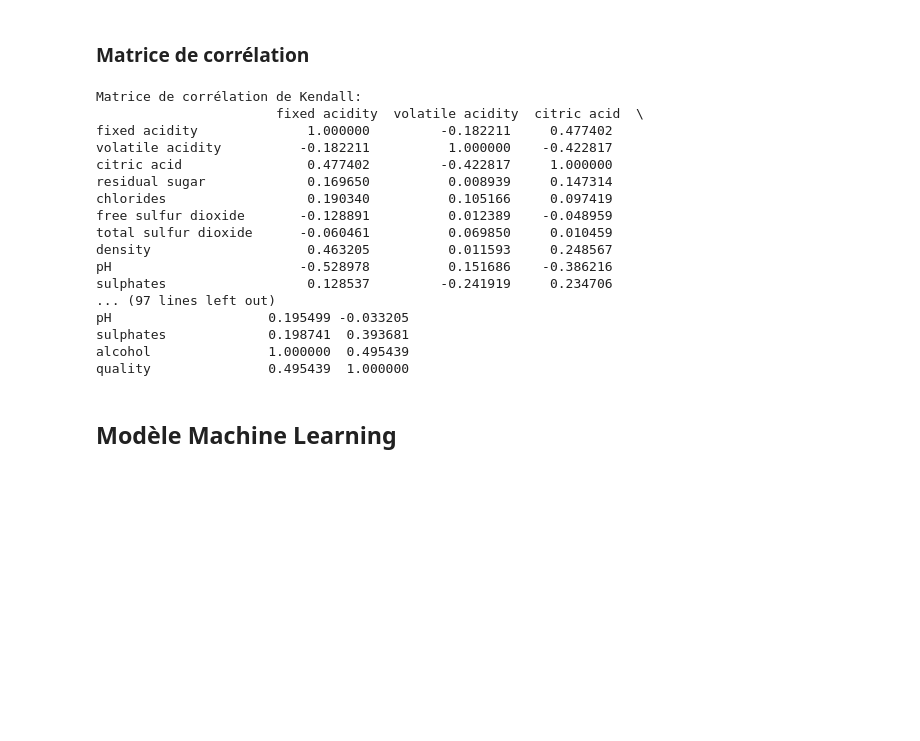
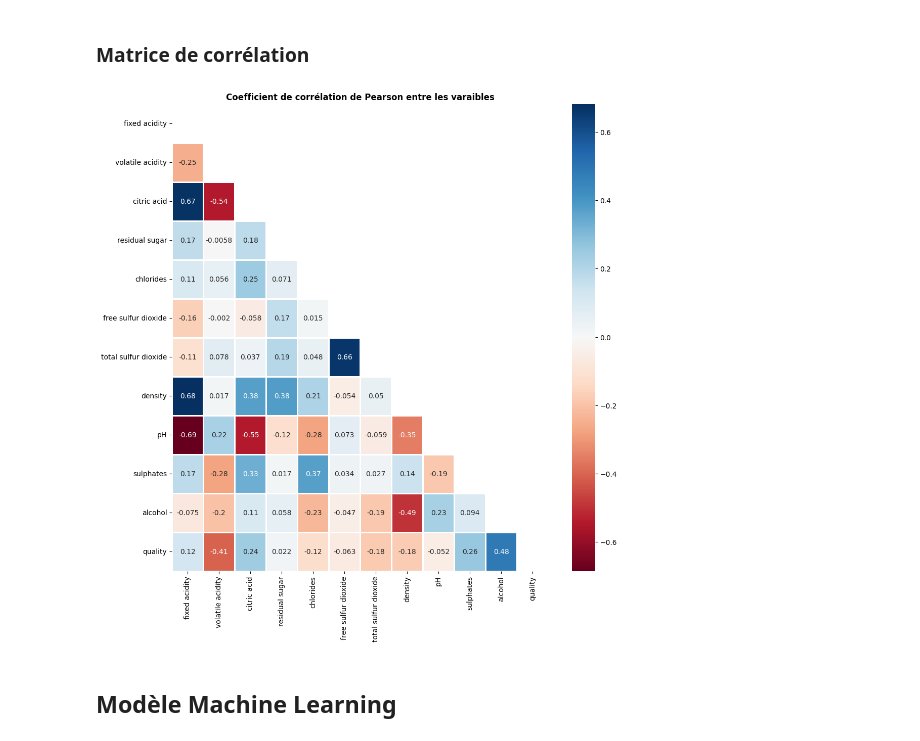
Before and after one commit to waigenius/detection_wine_quality, a Jupyter notebook: wine_quality.ipynb, the cells around one changed output. Cells and saved outputs as stored; diff of their text form; code cells hidden in the pictures; blank space fills up the shorter version.

```diff
--- a/wine_quality.ipynb
+++ b/wine_quality.ipynb
@@ -110,28 +111,12 @@ array([[<Axes: title={'center': 'fixed acidity'}>,
 # %%
 plt.figure(figsize=(12, 12))
 mask = np.triu(np.ones_like(df.corr(), dtype=bool))
-#sns.heatmap(df.corr(), mask=mask, center=0, cmap='RdBu', linewidths=1, annot=True)
+sns.heatmap(df.corr(), mask=mask, center=0, cmap='RdBu', linewidths=1, annot=True)
 
 plt.title('Coefficient de corrélation de Pearson entre les varaibles', fontweight='bold')
 plt.show()
 # %% [output]
-Matrice de corrélation de Kendall:
-                       fixed acidity  volatile acidity  citric acid  \
-fixed acidity              1.000000         -0.182211     0.477402
-volatile acidity          -0.182211          1.000000    -0.422817
-citric acid                0.477402         -0.422817     1.000000
-residual sugar             0.169650          0.008939     0.147314
-chlorides                  0.190340          0.105166     0.097419
-free sulfur dioxide       -0.128891          0.012389    -0.048959
-total sulfur dioxide      -0.060461          0.069850     0.010459
-density                    0.463205          0.011593     0.248567
-pH                        -0.528978          0.151686    -0.386216
-sulphates                  0.128537         -0.241919     0.234706
-... (97 lines left out)
-pH                    0.195499 -0.033205
-sulphates             0.198741  0.393681
-alcohol               1.000000  0.495439
-quality               0.495439  1.000000
+[figure, added]
 # %% [markdown]
 ## Modèle Machine Learning
 # %%
```
Also changed, not shown: parts of 9 cells of this notebook, 1 other file.
